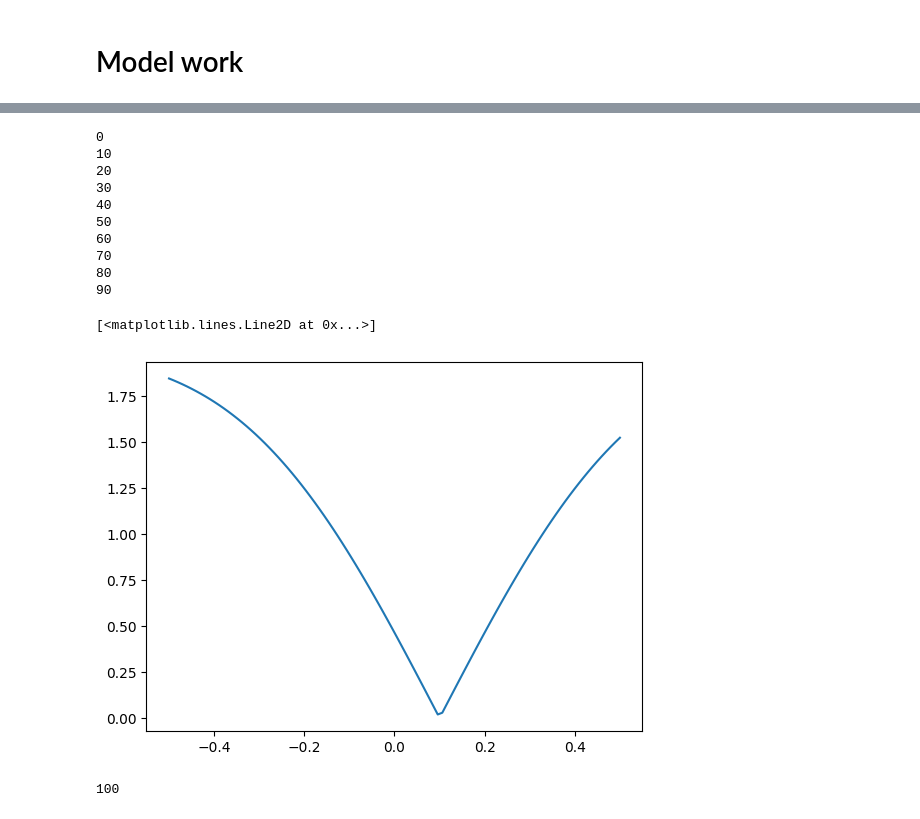
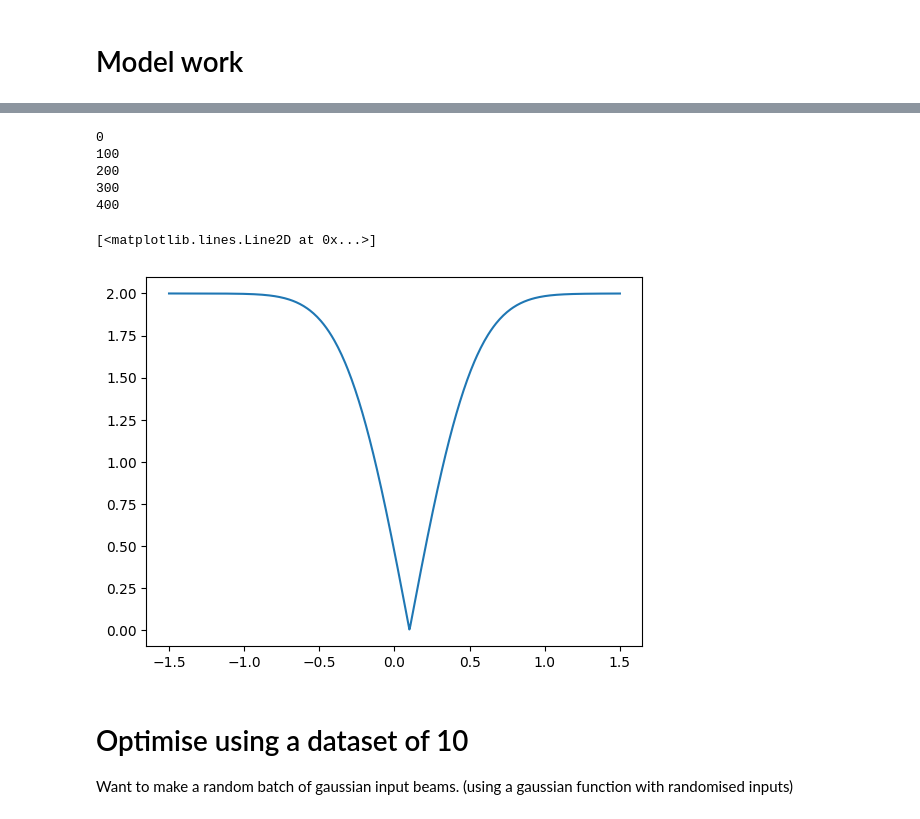
Before and after one commit to ElijahG-jpg/MPhys-Code, a Jupyter notebook: Phase Mask Work/Tilt_Optimiser.ipynb, the cells around one changed output, grey strips where cells are left out. Cells and saved outputs as stored; diff of their text form; code cells hidden in the pictures.

```diff
--- a/Phase Mask Work/Tilt_Optimiser.ipynb
+++ b/Phase Mask Work/Tilt_Optimiser.ipynb
@@ -52,6 +52,15 @@ def Complex2HSV(z, rmin, rmax, hue_start=90):
     s = 0.85 * np.ones_like(h)
     v = (amp -rmin) / (rmax - rmin)
     return hsv_to_rgb(np.dstack((h,s,v)))
+
+# Make a gaussian function
+def gaussian(A, sigma, shape, mux=0, muy=0, warpx=0,warpy=0, B=0):
+    """Makes a gaussian tensor of size = shape*shape. Intensity = A. Half-width = sigma.
+    Off-centre with 'mux' and 'muy' (-1 to +1). Or warp the shape with 'warpx' and 'warpy'."""
+    X, Y = np.meshgrid(np.linspace((-1-mux)*(1+warpy), (1-mux)*(1+warpy), shape), np.linspace((-1+muy)*(1+warpx), (1+muy)*(1+warpx), shape))
+    Z = (X**2 + Y**2)**0.5
+    gauss = A * np.exp(-(Z**2)/(2*sigma**2)) + B
+    return torch.from_numpy(gauss)
 
 def gaussian_torch(shape, mean, std):
     x, y = np.meshgrid(np.linspace(-1, 1, shape), np.linspace(-1, 1, shape))
@@ -111,7 +120,7 @@ class Field(torch.Tensor):
         fig, axs = plt.subplots(1,2, figsize=figsize)
 
         # Plot the given field
-        axs[0].imshow(Complex2HSV(self, 0, 0.065))
+        axs[0].imshow(Complex2HSV(self, 0, 0.025))
 
         # Colour bar
         V, H = np.mgrid[0:1:100j, 0:1:300j]
@@ -124,7 +133,7 @@ class Field(torch.Tensor):
         axs[1].set_xticks([0, np.pi, 2*np.pi], ['0', '$\pi$', '$2\pi$'])
         axs[1].set_yticks([0, 1], ['0', '1'])
 
-        axs[1].set_ylabel("Normalised Amplitude")
+        axs[1].set_ylabel("Amplitude")
         axs[1].set_xlabel("Phase (rad.)")
 
         fig.show()
@@ -299,6 +308,6 @@ target_field.cpu().visualise(title="Target Field")
 # %%
 input_field = Field(gaussian_torch(500,0,0.05)).normalise().type(torch.cdouble).to(device)
-target_field = tilt(input_field, Kz_gpu, 0.08, 0.3, alpha=0.05, beta=0.05)
+target_field = tilt_forward(input_field, Kz_gpu, 0.08, 0.3, alpha=0.05, beta=0.05)
 # %%
 # Training Loop
 model = TiltModel(alpha=0.05,beta=0.05).to(device)
@@ -337,33 +346,27 @@ Final z2: 0.22000234872102736
 # %%
 input_field = Field(gaussian_torch(500,0,0.05)).normalise().type(torch.cdouble).to(device)
 #print(f"Input: {input_field.is_cuda}")
 loss = []
-xs = torch.from_numpy(np.linspace(-0.5,0.5,100))
-target = tilt(input_field, Kz_gpu, 0.1, 0.3, alpha=0.05, beta=0.05)
+xs = torch.from_numpy(np.linspace(-1.5,1.5,500))
+target = tilt_forward(input_field, Kz_gpu, 0.1, 0.3, alpha=0.05, beta=0.05)
 for i in range(xs.size()[0]):
     model = TiltModel(alpha=0.05,beta=0.05, z1=xs[i]).to(device)
     #print(next(model.parameters()).is_cuda)
     y_pred = model(input_field)
     #print(f"Target: {target.is_cuda}")
     loss.append(loss_fn(y_pred, target).cpu().detach().numpy())
-    if i % 10 == 0:
+    if i % 100 == 0:
         print(i)
 
 plt.plot(xs,loss)
 # %% [output]
 0
-10
-20
-30
-40
-50
-60
-70
-80
-90
+100
+200
+300
+400
 [<matplotlib.lines.Line2D at 0x...>]
-[figure, old version]
+[figure, new version]
-# %%
-xs.size()[0]
-# %% [output]
-100
+# %% [markdown]
+# Optimise using a dataset of 10
+Want to make a random batch of gaussian input beams. (using a gaussian function with randomised inputs)
```
Also changed, not shown: parts of 10 cells of this notebook.
